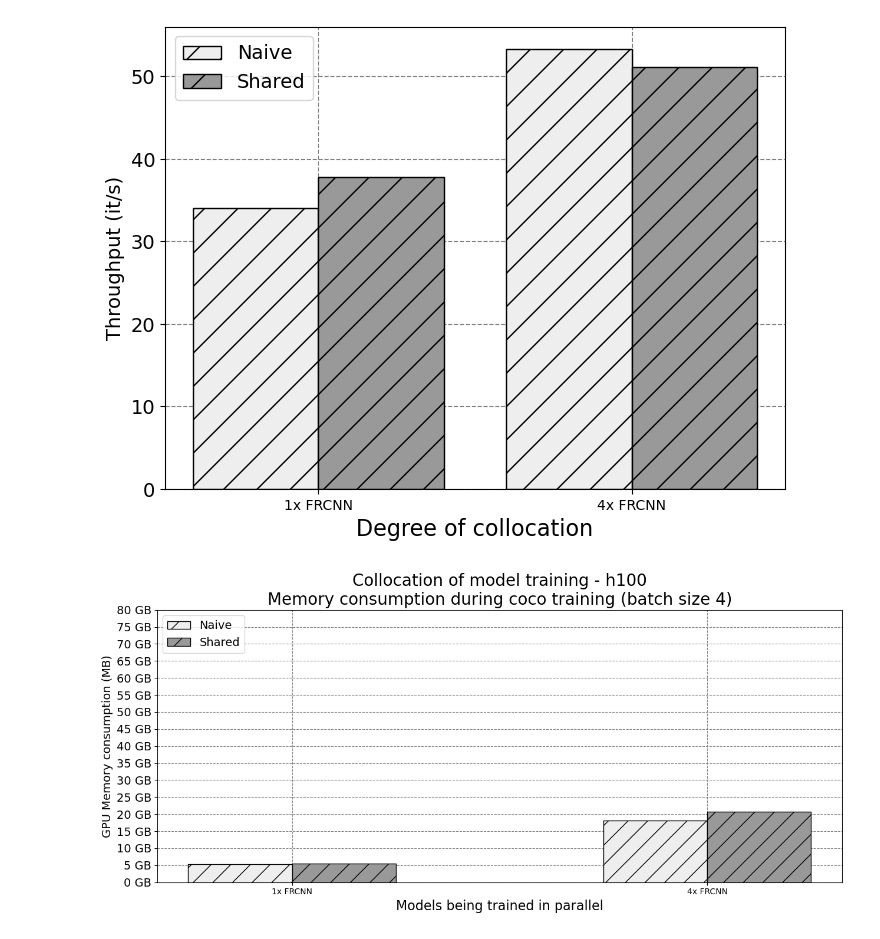
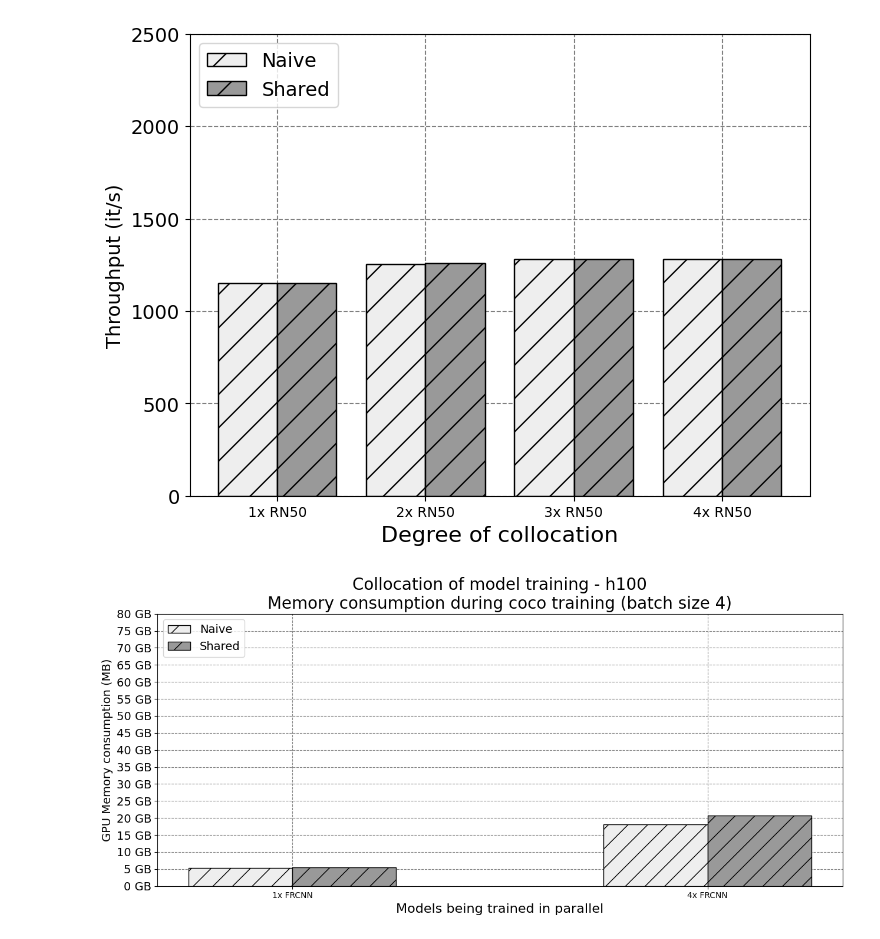
Before and after one commit to neilkimn/thesis, a Jupyter notebook: notebooks/CIDR_comparisons_A.ipynb, the cells around one changed output. Drawn from its saved outputs; the diff is of its cells as text; code cells hidden in the pictures.

Commit message:
CIDR figures progress

```diff
--- a/notebooks/CIDR_comparisons_A.ipynb
+++ b/notebooks/CIDR_comparisons_A.ipynb
@@ -92,27 +6,0 @@ elif DATASET == "coco":
-# %%
-if DATASET == "imagenet":
-    if model_name.startswith("efficientformer"):
-        workloads = ("1x EF", "2x EF", "3x EF", "4x EF")
-    elif model_name.startswith("resnet50"):
-        workloads = ("1x RN50", "2x RN50", "3x RN50", "4x RN50")
-    naive = [[pd.read_csv(train_path / f"{model_path_prefix}_{j}.csv") for j in pids_full_nonshared[i]] for i in range(0, 4)]
-    # naive = [df.iloc[2:]["total_time"].mean() for df in naive]
-    naive = [sum([df.iloc[2:]["throughput"].mean() for df in x]) for x in naive]
-
-    shared = [[pd.read_csv(train_path / f"{model_path_prefix}_{j}.csv") for j in pids_full_shared[i]] for i in range(0, 4)]
-    # shared = [df.iloc[2:]["total_time"].mean() for df in shared]
-    shared = [sum([df.iloc[2:]["throughput"].mean() for df in x]) for x in shared]
-
-elif DATASET == "coco":
-    if model_name_1.startswith("fasterrcnn"):
-        workloads = ("1x FRCNN", "4x FRCNN")
-    elif model_name_1.startswith("retinanet"):
-        workloads = ("1x RetNet", "4x RetNet")
-
-    naive = [[pd.read_csv(train_path / f"{model_path_prefix}_{j}.csv") for j in pids_full_nonshared[i]] for i in range(0, 2)]
-    # naive = [df.iloc[2:]["total_time"].mean() for df in naive]
-    naive = [sum([df.iloc[2:]["throughput"].mean() for df in x]) for x in naive]
-
-    shared = [[pd.read_csv(train_path / f"{model_path_prefix}_{j}.csv") for j in pids_full_shared[i]] for i in range(0, 2)]
-    # shared = [df.iloc[2:]["total_time"].mean() for df in shared]
-    shared = [sum([df.iloc[2:]["throughput"].mean() for df in x]) for x in shared]
@@ -120,48 +196,53 @@ elif DATASET == "coco":
 import matplotlib.pyplot as plt
 import numpy as np
 
+exp = imagenet_resnet
+# exp = imagenet_efficientformer
+# exp = coco_faster
+# exp = coco_retina
+
 measurements ={
-    "Naive": naive,
-    "Shared": shared,
+    "Naive": exp.throughput_naive,
+    "Shared": exp.throughput_shared,
 }
 
-x = np.arange(len(workloads))  # the label locations
+x = np.arange(len(exp.workloads))  # the label locations
 width = 0.4  # the width of the bars
 multiplier = 0.5
 
 fig, ax = plt.subplots(figsize=(8,6))
 hatches = ["/", "/", "/", "///", "///", "///"]
 hatch_cols = ["#eeeeee", "#999999", "#666666",
               "#eeeeee", "#999999", "#666666"]
 
 for idx, (attribute, measurement) in enumerate(measurements.items()):
     offset = width * multiplier
     #rects = ax.bar(x + offset, measurement, width, label=attribute, color=shades[idx], edgecolor="black", yerr=measurements_err[attribute][idx], ecolor="red", capsize=5)
     rects = ax.bar(x + offset, measurement, width, label=attribute, hatch=hatches[idx], color=hatch_cols[idx], edgecolor="black")
     #ax.bar_label(rects, padding=3, fmt='%.0f', label_type="edge", color="black", size=16)
     multiplier += 1
 
 
 # Add some text for labels, title and custom x-axis tick labels, etc.
 ax.set_ylabel('Throughput (it/s)', fontsize=14)
 #ax.set_title(f'Collocation of model training - {MACHINE}\nEpoch time on {DATASET} (batch size {BATCH_SIZE})', fontsize=20)
 ax.set_xticks(x + width)
-ax.set_xticklabels(workloads)
+ax.set_xticklabels(exp.workloads)
 ax.legend(loc='upper left', fontsize=14)
 
 ax.set_axisbelow(True)
 ax.grid(color='gray', linestyle='dashed')
-if DATASET == "imagenet":
+if exp.dataset == "imagenet":
     plt.yticks([i for i in range(0, 2501, 500)], fontsize=14)
-elif DATASET == "coco":
+elif exp.dataset == "coco":
     plt.yticks([i for i in range(0, 51, 10)], fontsize=14)
 plt.xlabel("Degree of collocation", fontsize=16)
 
 plt.rcParams['svg.fonttype'] = 'none'
 plt.savefig("efficienttransformer_throughput.pdf")
 plt.show()
 # %% [output]
-[figure, old version]
+[figure, new version]
 # %%
 def get_mem(dfs):
     mems = []
```
Also changed, not shown: parts of 2 cells of this notebook.
